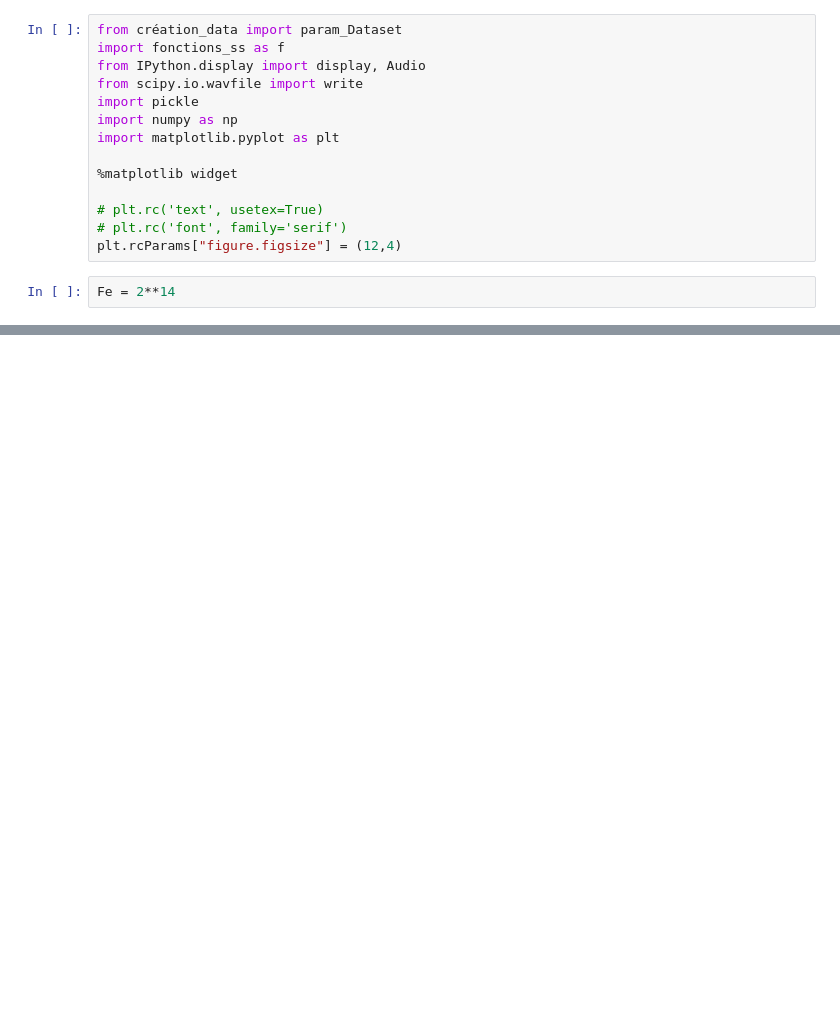
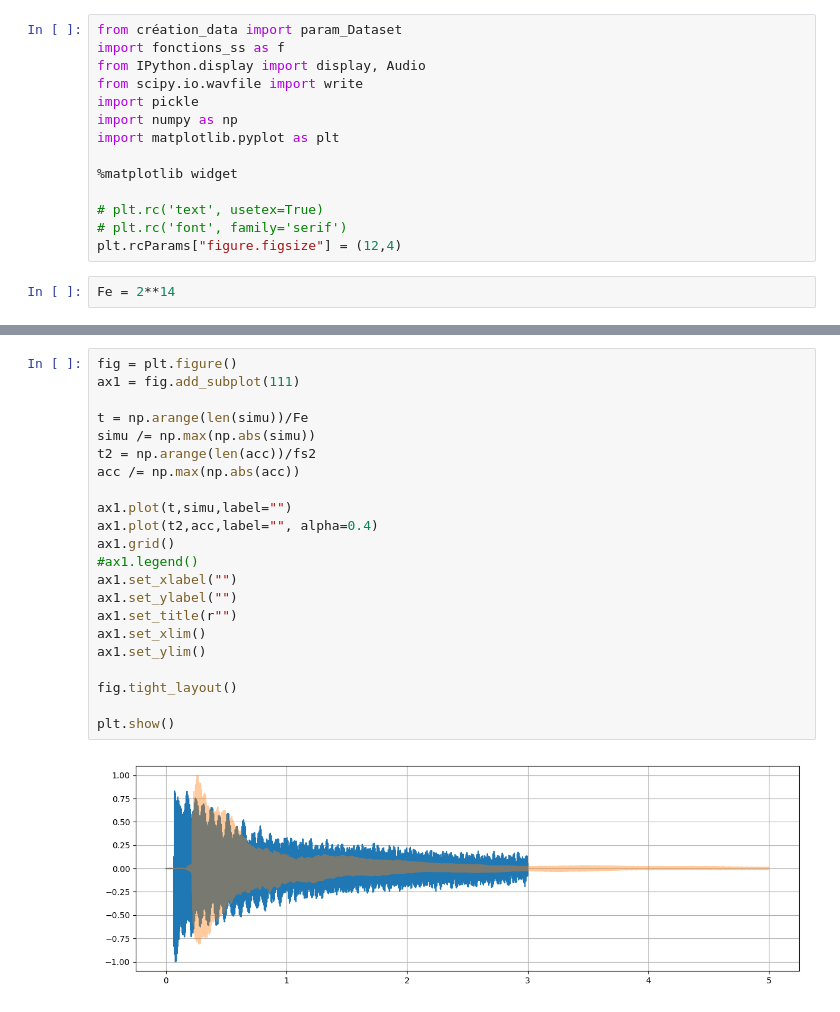
Before and after one commit to peladeaucome/ATIAM-PAM-AnalyseInstruments, a Jupyter notebook: Data/creaton_dataset_ss.ipynb, the cells around one changed output, grey strips where cells are left out. Saved outputs shown, nothing was run; the diff lists cells and outputs as text; blank space fills up the shorter version.

```diff
--- a/Data/creaton_dataset_ss.ipynb
+++ b/Data/creaton_dataset_ss.ipynb
@@ -87,3 +113,27 @@ pd.DataFrame(modal_analysis_m2).T
 | xi | -0.000471 | -0.001456 | -0.000493 | -0.000567 | -0.002309 | -0.00096 | -0.000979 | -0.000899 | -0.0014 | -0.000975 | -0.001144 | ... |
 | ratios | 1.0 | 1.523964 | 1.774662 | 2.481799 | 3.858901 | 4.007342 | 4.297591 | 4.978102 | 5.639215 | 6.491404 | 7.09534 | ... |
 | xi_mod | -0.112532 | -0.228424 | -0.066335 | -0.054624 | -0.143033 | -0.05725 | -0.05447 | -0.04318 | -0.059321 | -0.035913 | -0.038542 | ... |
+# %%
+fig = plt.figure()
+ax1 = fig.add_subplot(111)
+
+t = np.arange(len(simu))/Fe
+simu /= np.max(np.abs(simu))
+t2 = np.arange(len(acc))/fs2
+acc /= np.max(np.abs(acc))
+
+ax1.plot(t,simu,label="")
+ax1.plot(t2,acc,label="", alpha=0.4)
+ax1.grid()
+#ax1.legend()
+ax1.set_xlabel("")
+ax1.set_ylabel("")
+ax1.set_title(r"")
+ax1.set_xlim()
+ax1.set_ylim()
+
+fig.tight_layout()
+
+plt.show()
+# %% [output]
+[figure, added]
```
Also changed, not shown: parts of 6 cells of this notebook, 3 other files.
